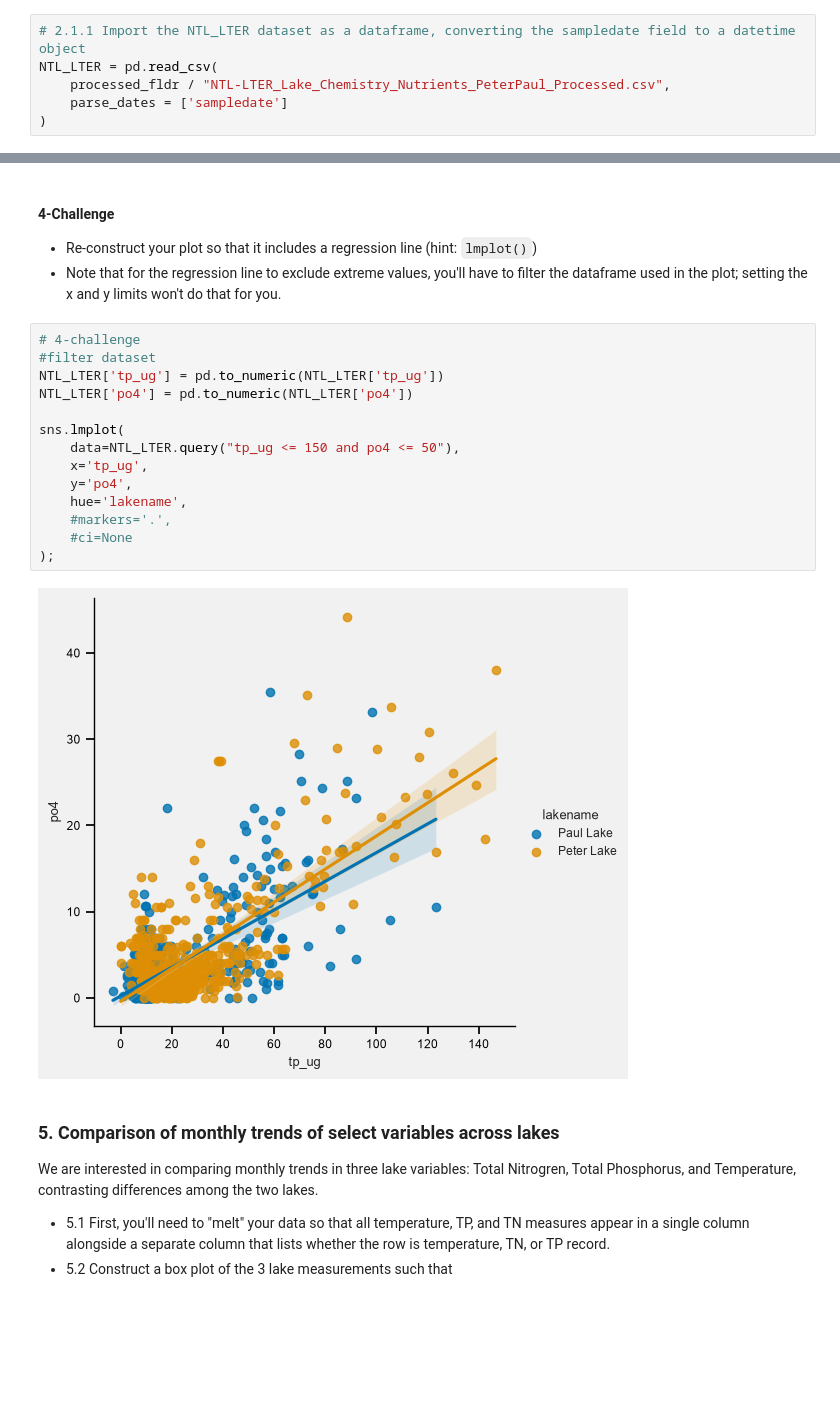
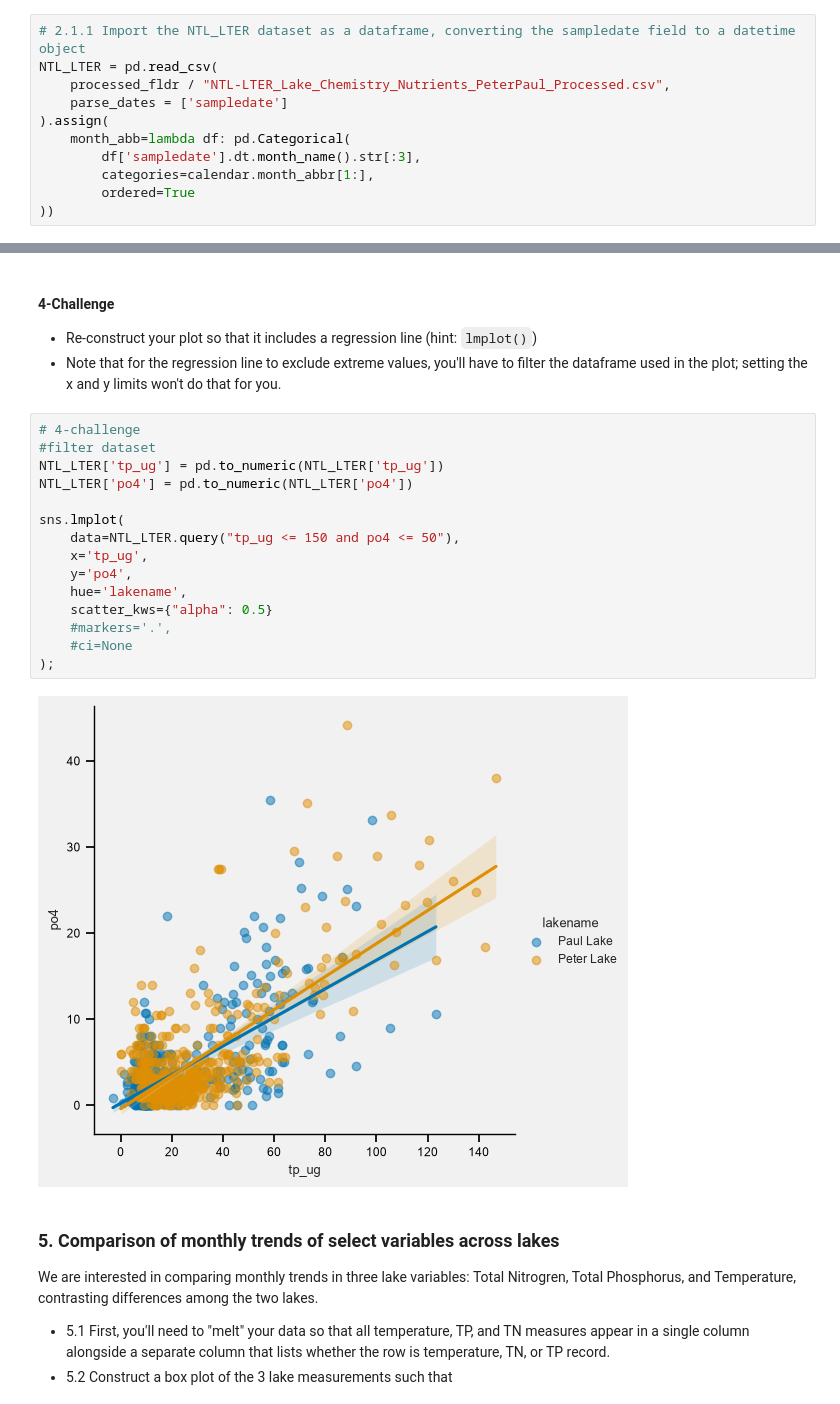
Before and after one commit to sarahj-hall/ENV700, a Jupyter notebook: Assignments/A5-DataVisualization.ipynb, the cells around one changed output, grey strips where cells are left out. Saved outputs shown, nothing was run; the diff lists cells and outputs as text; blank space fills up the shorter version.

```diff
--- a/Assignments/A5-DataVisualization.ipynb
+++ b/Assignments/A5-DataVisualization.ipynb
@@ -43,7 +43,12 @@ processed_fldr = project_fldr / "Data" / "Processed"/"Processed_KEY"/"Processed_
 NTL_LTER = pd.read_csv(
     processed_fldr / "NTL-LTER_Lake_Chemistry_Nutrients_PeterPaul_Processed.csv",
     parse_dates = ['sampledate']
-)
+).assign(
+    month_abb=lambda df: pd.Categorical(
+        df['sampledate'].dt.month_name().str[:3],
+        categories=calendar.month_abbr[1:],
+        ordered=True
+))
 # %%
 # 2.1.2 Create a month column to be an ordered categorical data type with levels for all months.
 NTL_LTER['Month_Abb'] = pd.Categorical(
@@ -146,19 +163,20 @@ sns.move_legend(
 # %%
 # 4-challenge
 #filter dataset
 NTL_LTER['tp_ug'] = pd.to_numeric(NTL_LTER['tp_ug'])
 NTL_LTER['po4'] = pd.to_numeric(NTL_LTER['po4'])
 
 sns.lmplot(
     data=NTL_LTER.query("tp_ug <= 150 and po4 <= 50"),
     x='tp_ug',
     y='po4',
     hue='lakename',
+    scatter_kws={"alpha": 0.5}
     #markers='.',
     #ci=None
 );
 # %% [output]
-[figure, old version]
+[figure, new version]
 # %% [markdown]
 ### 5. Comparison of monthly trends of select variables across lakes
 We are interested in comparing monthly trends in three lake variables: Total Nitrogren, Total Phosphorus, and Temperature, contrasting differences among the two lakes.
```
Also changed, not shown: parts of 3 cells of this notebook, 4 other files.
